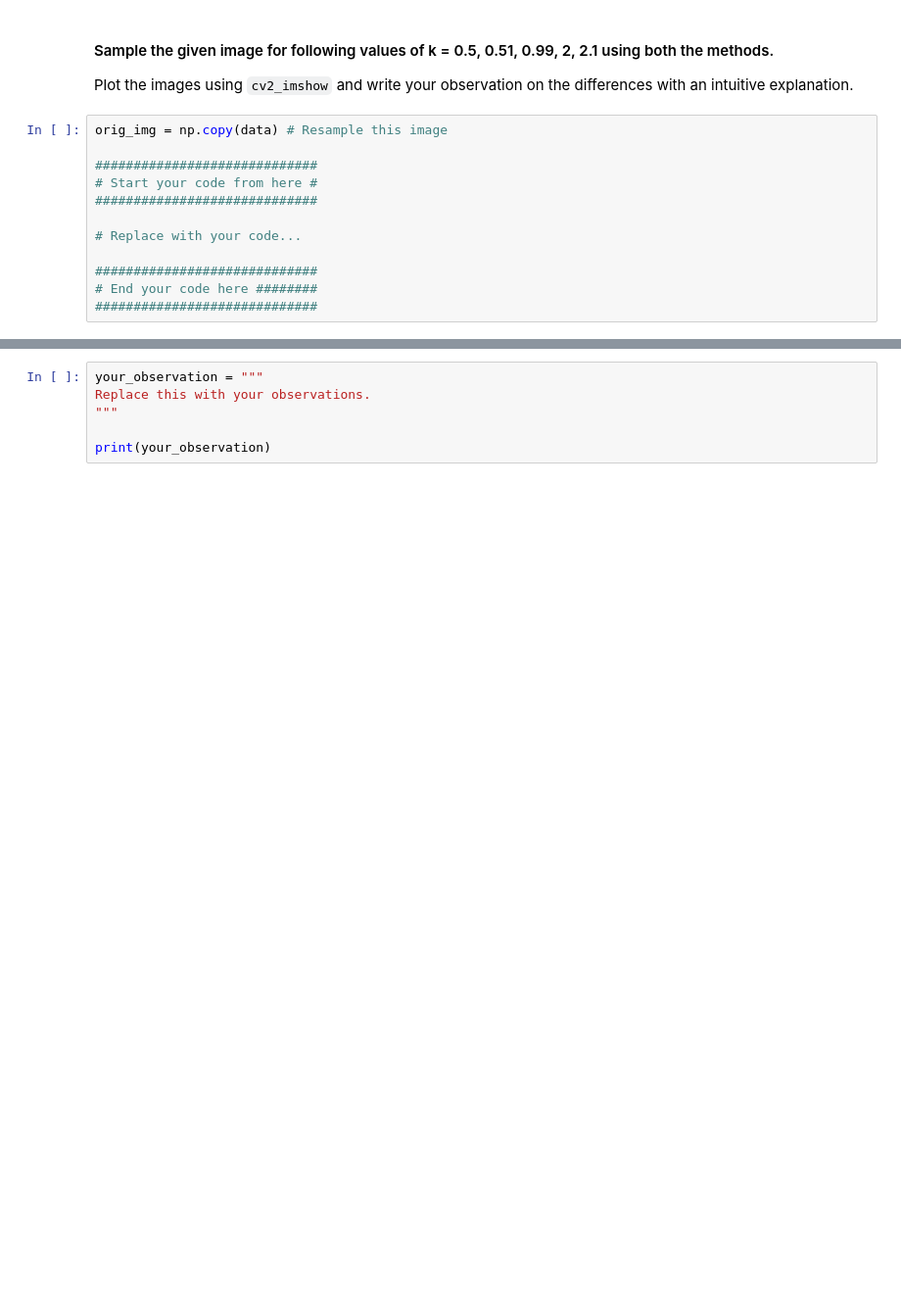
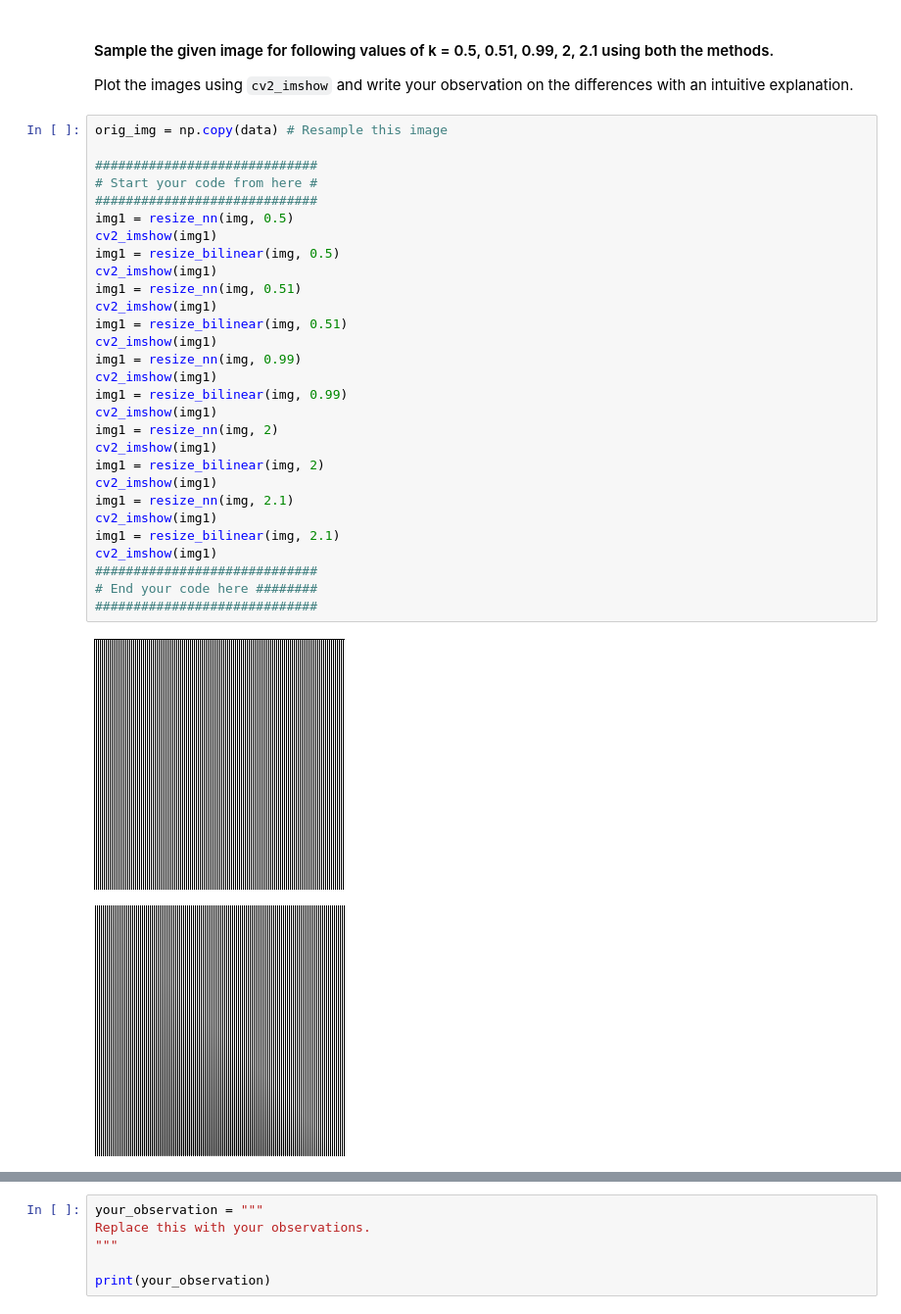
Before and after one commit to architaw/ImageProcessingAssignments, a Jupyter notebook: Assignment_1_Task_2.ipynb, the cells around one changed output, grey strips where cells are left out. Shown at 98% size. Saved outputs shown, nothing was run; the diff lists cells and outputs as text; blank space fills up the shorter version.

```diff
--- a/Assignment_1_Task_2.ipynb
+++ b/Assignment_1_Task_2.ipynb
@@ -121,15 +145,35 @@ def resize_bilinear(img, k=1):
 # %% [markdown]
 #### Sample the given image for following values of k = 0.5, 0.51, 0.99, 2, 2.1 using both the methods.
 Plot the images using `cv2_imshow` and write your observation on the differences with an intuitive explanation.
-# %%
-orig_img = np.copy(data) # Resample this image
-
-#############################
-# Start your code from here #
-#############################
-
-# Replace with your code...
-
-#############################
-# End your code here ########
-#############################
+# %%
+orig_img = np.copy(data) # Resample this image
+
+#############################
+# Start your code from here #
+#############################
+img1 = resize_nn(img, 0.5)
+cv2_imshow(img1)
+img1 = resize_bilinear(img, 0.5)
+cv2_imshow(img1)
+img1 = resize_nn(img, 0.51)
+cv2_imshow(img1)
+img1 = resize_bilinear(img, 0.51)
+cv2_imshow(img1)
+img1 = resize_nn(img, 0.99)
+cv2_imshow(img1)
+img1 = resize_bilinear(img, 0.99)
+cv2_imshow(img1)
+img1 = resize_nn(img, 2)
+cv2_imshow(img1)
+img1 = resize_bilinear(img, 2)
+cv2_imshow(img1)
+img1 = resize_nn(img, 2.1)
+cv2_imshow(img1)
+img1 = resize_bilinear(img, 2.1)
+cv2_imshow(img1)
+#############################
+# End your code here ########
+#############################
+# %% [output]
+[figure, added]
+[figure, added]
```
Also changed, not shown: parts of 4 cells of this notebook.
